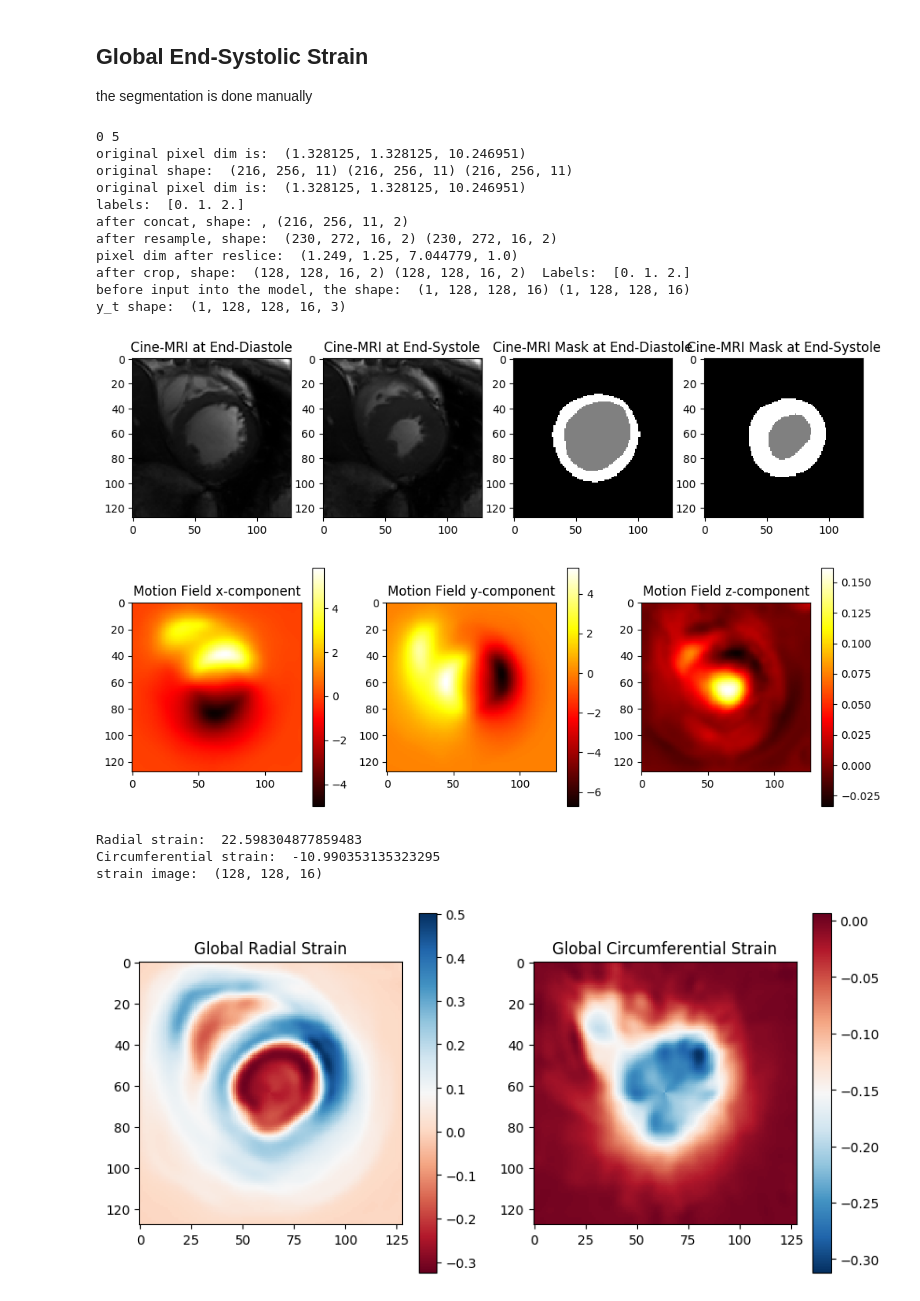
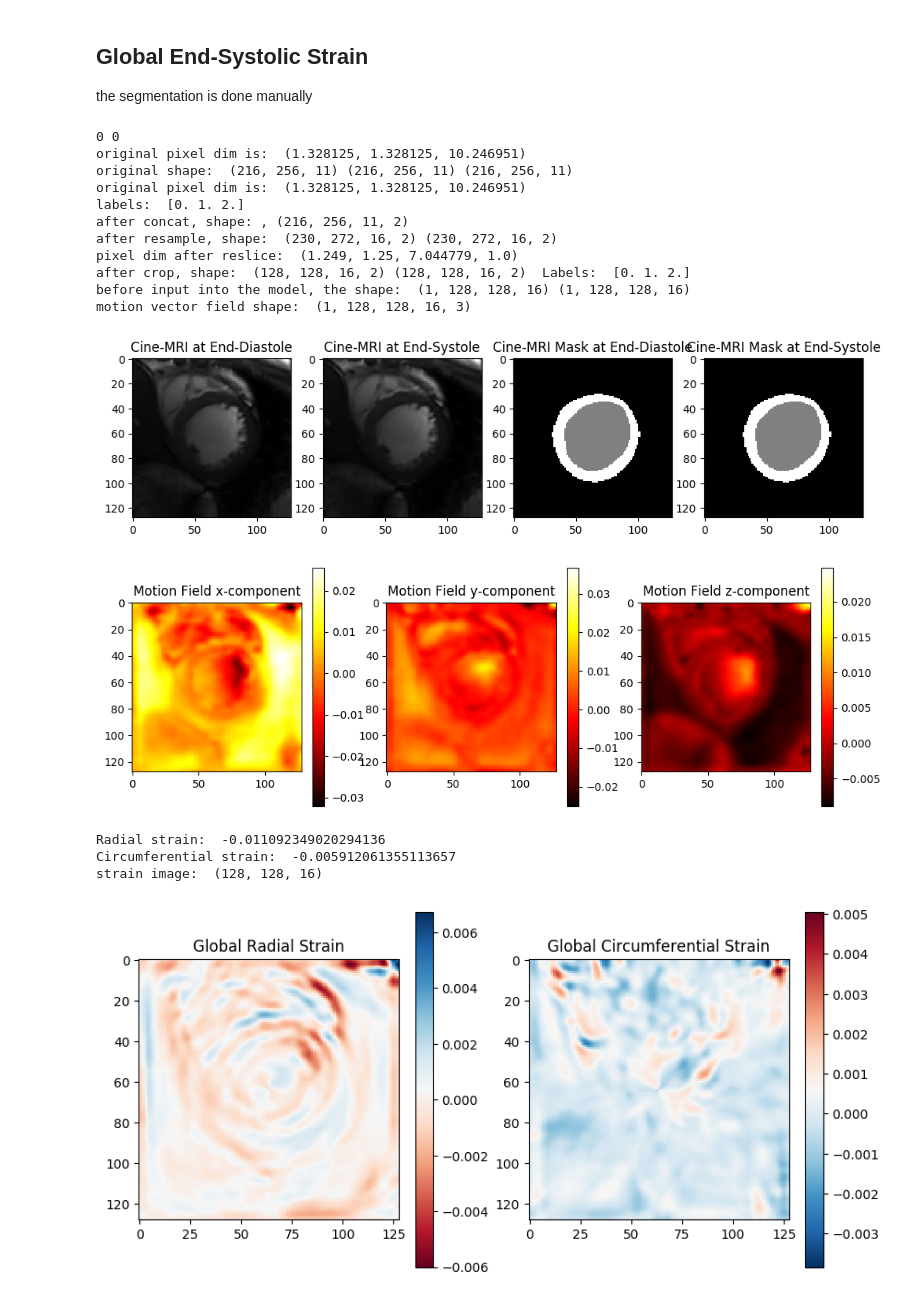
Before and after one commit to zhennongchen/DeepStrain, a Jupyter notebook: main_predict_motion.ipynb, the cells around one changed output. Saved outputs shown, nothing was run; the diff lists cells and outputs as text; code cells hidden in the pictures.

```diff
--- a/main_predict_motion.ipynb
+++ b/main_predict_motion.ipynb
@@ -60,7 +60,7 @@ spreadsheet = pd.read_excel(os.path.join('/mnt/camca_NAS/HFpEF/data/HFpEF_data/'
 patient_id_num = ff.ID_00XX_to_XX(patient_id)
 patient_row = spreadsheet.loc[spreadsheet['OurID'] == patient_id_num]
 ED = 0
-ES = 5
+ES = 0
 print(ED,ES)
 
 # second: load img and seg
@@ -144,7 +144,7 @@ y_t = netME([V_0, V_t]).numpy()
 # # or load saved motion vector
 # y_t = nb.load(os.path.join(strain_save_folder, 'mvf_ED1_pair8.nii.gz')).get_fdata()
 # y_t = y_t[None,...]
-print('y_t shape: ', y_t.shape)
+print('motion vector field shape: ', y_t.shape)
 
 # smooth the motion fields. Note that these motion fields can be used to warp points individually, or could be
 # used to deform an endocardial contour.
@@ -158,38 +158,37 @@ plt.show()
 
 # a = nb.Nifti1Image(y_t[0,:,:,:,:] , affine=V_nifti_ED.affine, header=V_nifti_ED.header)
 # nb.save(a, os.path.join(strain_save_folder, 'mvf.nii.gz'))
-
 
 # # last: calculate strain
 mask_end_diastole = M[..., 0]
 mask_end_systole = M[..., 1]
 
 strain = myocardial_strain.MyocardialStrain(mask=mask_end_diastole, flow=y_t[0,:,:,:,:])
 strain.calculate_strain(lv_label=2) # myolabel actually
 
 print('Radial strain: ', 100*strain.Err[strain.mask_rot==2].mean())  # mask_rot means moves the whole mask (segmentation) to the center of myocardium
 print('Circumferential strain: ', 100*strain.Ecc[strain.mask_rot==2].mean())
 print('strain image: ', strain.Err.shape)
 
 plt.figure(figsize=(10,5))
 plt.subplot(121); plt.imshow(strain.Err[:,:,7], cmap='RdBu'); plt.title('Global Radial Strain'); plt.colorbar()
 plt.subplot(122); plt.imshow(strain.Ecc[:,:,7], cmap='RdBu_r'); plt.title('Global Circumferential Strain'); plt.colorbar()
 plt.show()
 # %% [output]
-0 5
+0 0
 original pixel dim is:  (1.328125, 1.328125, 10.246951)
 original shape:  (216, 256, 11) (216, 256, 11) (216, 256, 11)
 original pixel dim is:  (1.328125, 1.328125, 10.246951)
 labels:  [0. 1. 2.]
 after concat, shape: , (216, 256, 11, 2)
 after resample, shape:  (230, 272, 16, 2) (230, 272, 16, 2)
 pixel dim after reslice:  (1.249, 1.25, 7.044779, 1.0)
 after crop, shape:  (128, 128, 16, 2) (128, 128, 16, 2)  Labels:  [0. 1. 2.]
 before input into the model, the shape:  (1, 128, 128, 16) (1, 128, 128, 16)
-y_t shape:  (1, 128, 128, 16, 3)
+motion vector field shape:  (1, 128, 128, 16, 3)
-[figure, old version]
+[figure, new version]
-[figure, old version]
+[figure, new version]
-Radial strain:  22.598304877859483
-Circumferential strain:  -10.990353135323295
+Radial strain:  -0.011092349020294136
+Circumferential strain:  -0.005912061355113657
 strain image:  (128, 128, 16)
-[figure, old version]
+[figure, new version]
```
Also changed, not shown: 3 other files.
